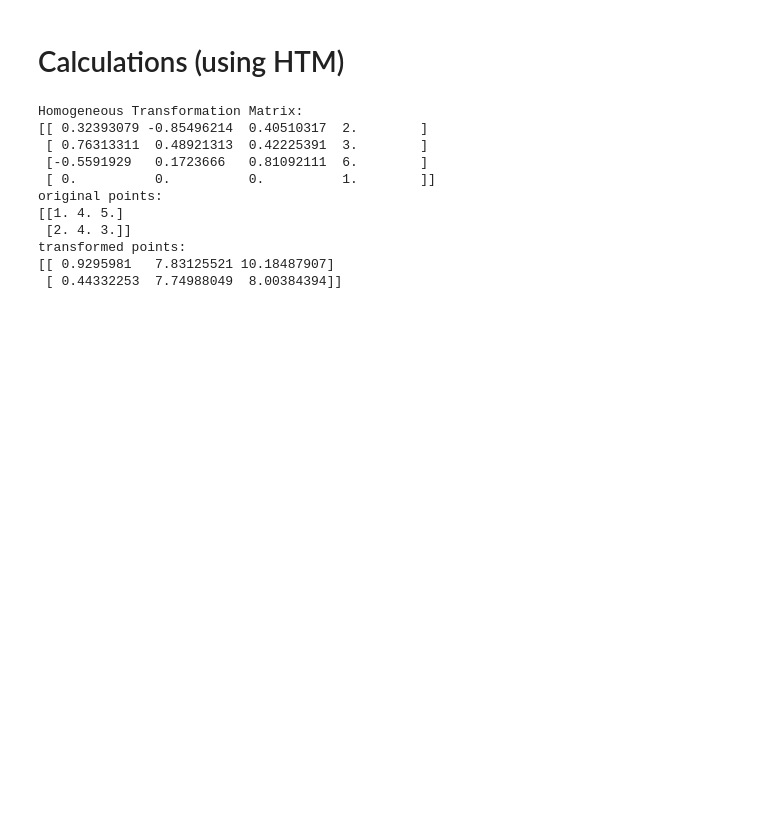
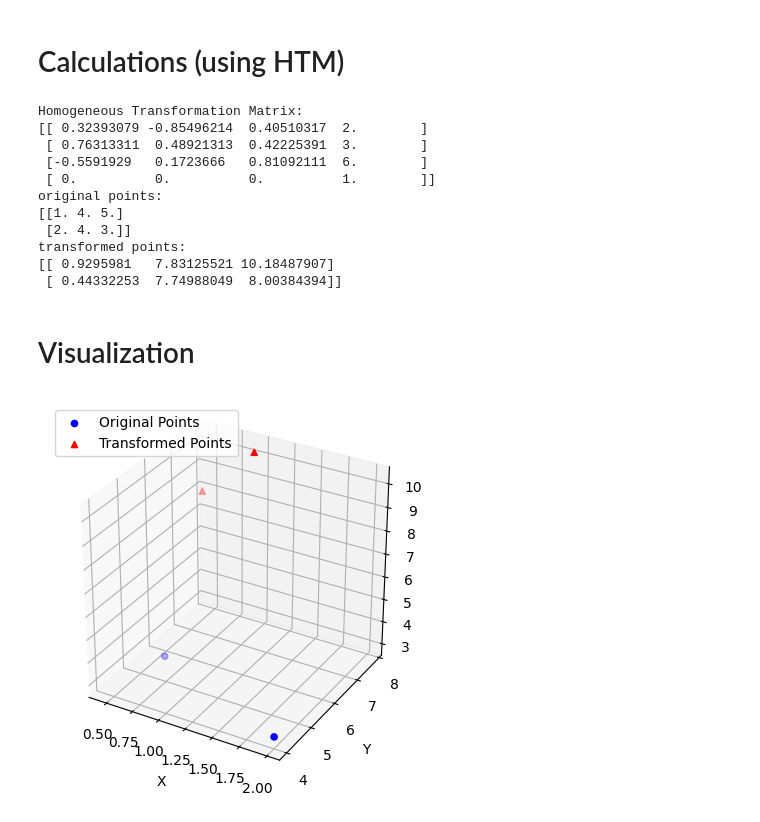
Before and after one commit to SmartOmaru/mia-task-12-2, a Jupyter notebook: main.ipynb, the cells around one changed output. Cells and saved outputs as stored; diff of their text form; code cells hidden in the pictures; blank space fills up the shorter version.

Commit message:
Add visualization using matplotlib 3D library

```diff
--- a/main.ipynb
+++ b/main.ipynb
@@ -79,3 +79,32 @@ original points:
 transformed points:
 [[ 0.9295981   7.83125521 10.18487907]
  [ 0.44332253  7.74988049  8.00384394]]
+# %% [markdown]
+# Visualization
+# %%
+import matplotlib.pyplot as plt
+from mpl_toolkits.mplot3d import Axes3D
+
+# Create 3D figure
+figure = plt.figure()
+ax = figure.add_subplot(111, projection='3d')
+
+# Plot original points
+ax.scatter(points[:, 0], points[:, 1], points[:, 2],
+            c='b', marker='o', label='Original Points')
+
+# Plot transformed points
+ax.scatter(transformed_points[:, 0], transformed_points[:, 1],
+            transformed_points[:, 2], c='r', marker='^', label='Transformed Points')
+
+# Set labels and legend
+ax.set_xlabel('X')
+ax.set_ylabel('Y')
+ax.set_zlabel('Z')
+ax.legend()
+
+# Set equal aspect ratio for all axes
+ax.set_box_aspect([1,1,1])
+plt.show()
+# %% [output]
+[figure, added]
```
